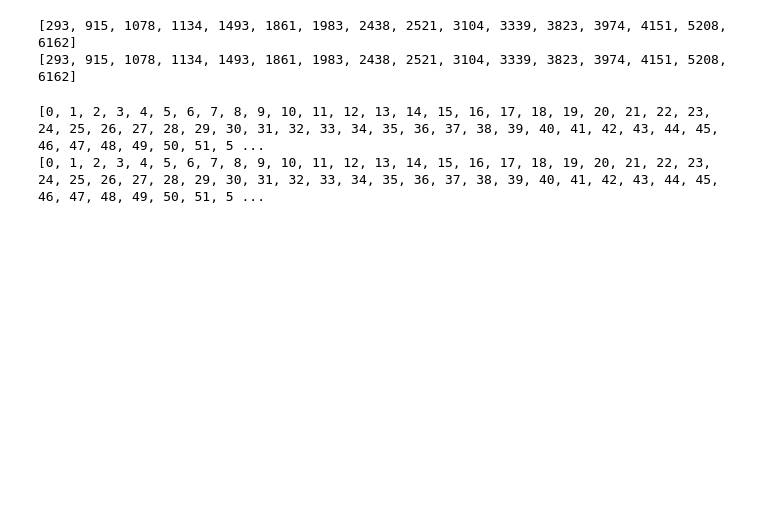
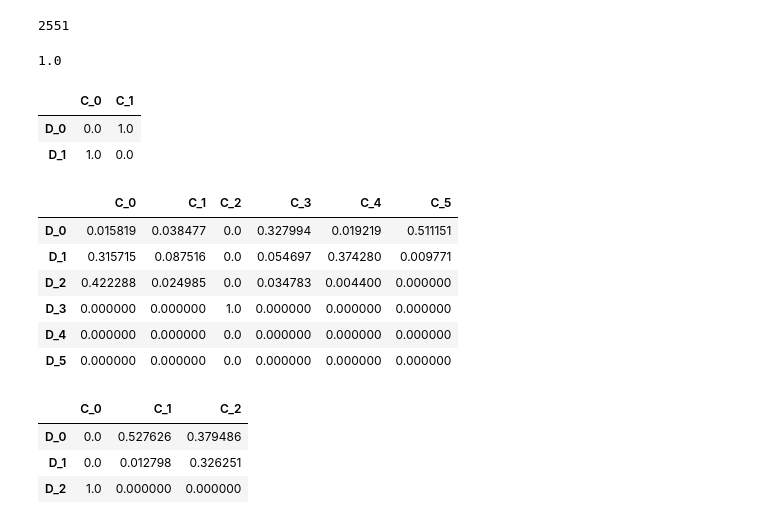
Before and after one commit to uvsq22100620/Projet-IN608, a Jupyter notebook: ComparaisonResultats.ipynb, the cells around one changed output. Drawn from its saved outputs; the diff is of its cells as text; code cells hidden in the pictures; blank space fills up the shorter version.

```diff
--- a/ComparaisonResultats.ipynb
+++ b/ComparaisonResultats.ipynb
@@ -57,12 +99,8 @@ p5_d1 = trouve_genes_dans_commuD(1, 5)
+# %%
+print(len(trouve_genes_dans_commuC(0,3)))
+# %% [output]
+2551
 # %%
-print(p5_c0)
-print(p5_d1)
+print(jaccard_similarity(p5_c0, p5_d1))
 # %% [output]
-[293, 915, 1078, 1134, 1493, 1861, 1983, 2438, 2521, 3104, 3339, 3823, 3974, 4151, 5208, 6162]
-[293, 915, 1078, 1134, 1493, 1861, 1983, 2438, 2521, 3104, 3339, 3823, 3974, 4151, 5208, 6162]
+1.0
-# %%
-print(p5_c1)
-print(p5_d0)
-# %% [output]
-[0, 1, 2, 3, 4, 5, 6, 7, 8, 9, 10, 11, 12, 13, 14, 15, 16, 17, 18, 19, 20, 21, 22, 23, 24, 25, 26, 27, 28, 29, 30, 31, 32, 33, 34, 35, 36, 37, 38, 39, 40, 41, 42, 43, 44, 45, 46, 47, 48, 49, 50, 51, 5 ...
-[0, 1, 2, 3, 4, 5, 6, 7, 8, 9, 10, 11, 12, 13, 14, 15, 16, 17, 18, 19, 20, 21, 22, 23, 24, 25, 26, 27, 28, 29, 30, 31, 32, 33, 34, 35, 36, 37, 38, 39, 40, 41, 42, 43, 44, 45, 46, 47, 48, 49, 50, 51, 5 ...
@@ -68,0 +109,8 @@ print(p5_d0)
+# %%
+df = pd.DataFrame(columns=['C_0', 'C_1'], index=['D_0', 'D_1'], data=[[0.0, 1.0], [1.0, 0.0]])
+# %%
+df
+# %% [output]
+|  | C_0 | C_1 |
+| D_0 | 0.0 | 1.0 |
+| D_1 | 1.0 | 0.0 |
@@ -68,0 +120,10 @@ print(p5_d0)
+# %%
+df
+# %% [output]
+|  | C_0 | C_1 | C_2 | C_3 | C_4 | C_5 |
+| D_0 | 0.015819 | 0.038477 | 0.0 | 0.327994 | 0.019219 | 0.511151 |
+| D_1 | 0.315715 | 0.087516 | 0.0 | 0.054697 | 0.374280 | 0.009771 |
+| D_2 | 0.422288 | 0.024985 | 0.0 | 0.034783 | 0.004400 | 0.000000 |
+| D_3 | 0.000000 | 0.000000 | 1.0 | 0.000000 | 0.000000 | 0.000000 |
+| D_4 | 0.000000 | 0.000000 | 0.0 | 0.000000 | 0.000000 | 0.000000 |
+| D_5 | 0.000000 | 0.000000 | 0.0 | 0.000000 | 0.000000 | 0.000000 |
@@ -68,0 +132,7 @@ print(p5_d0)
+# %%
+df
+# %% [output]
+|  | C_0 | C_1 | C_2 |
+| D_0 | 0.0 | 0.527626 | 0.379486 |
+| D_1 | 0.0 | 0.012798 | 0.326251 |
+| D_2 | 1.0 | 0.000000 | 0.000000 |
```
Also changed, not shown: parts of 6 cells of this notebook.
